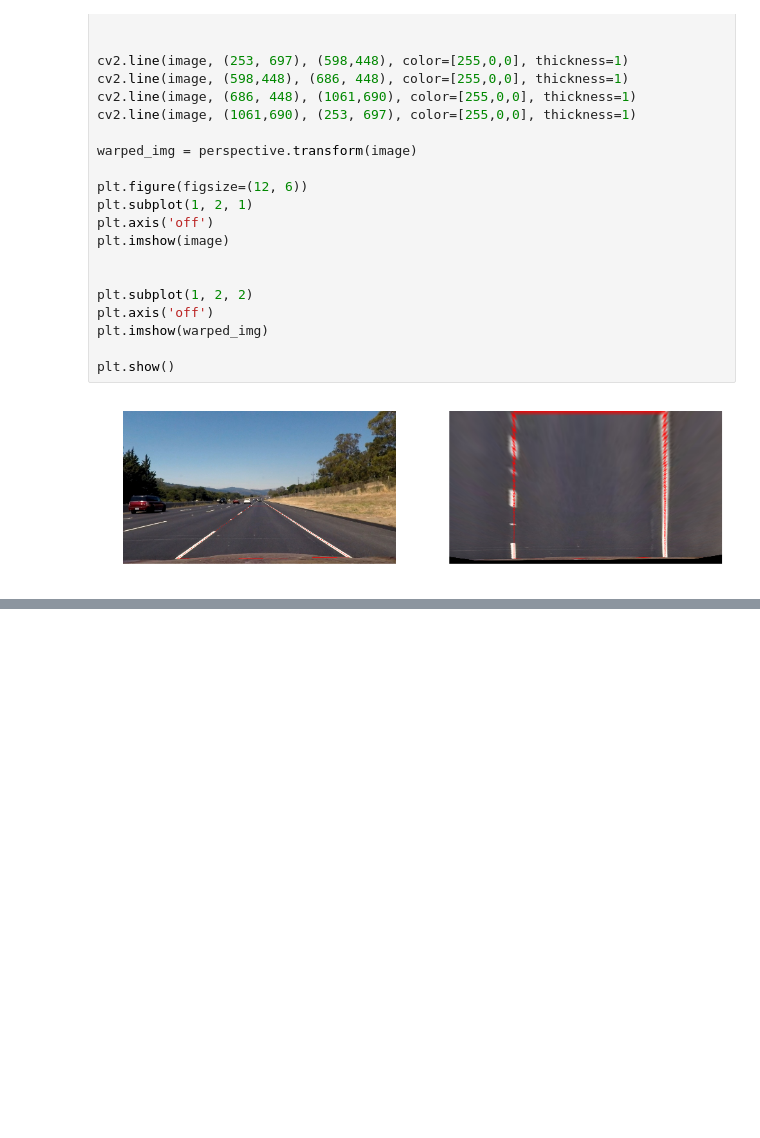
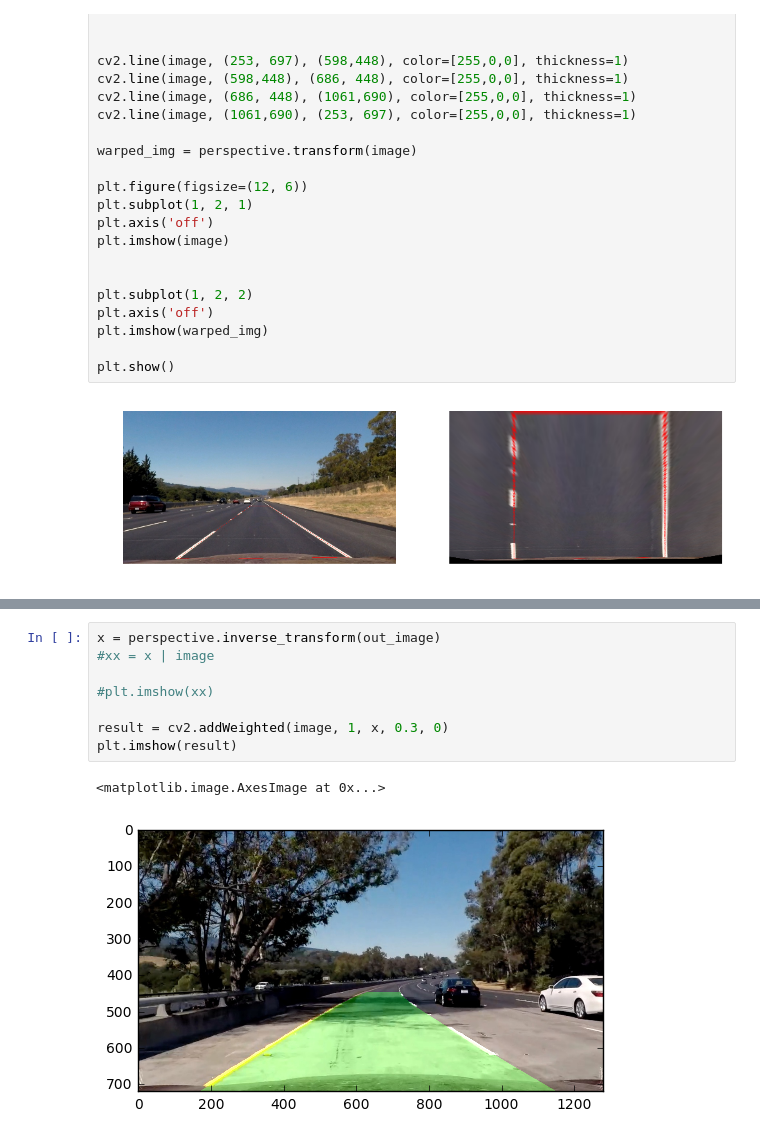
Before and after one commit to Allensmile/CarND-Advanced-Lane-Lines, a Jupyter notebook: src/Image_Analysis.ipynb, the cells around one changed output, grey strips where cells are left out. Cells and saved outputs as stored; diff of their text form; blank space fills up the shorter version.

```diff
--- a/src/Image_Analysis.ipynb
+++ b/src/Image_Analysis.ipynb
@@ -203,0 +342,11 @@ plt.show()
+# %%
+x = perspective.inverse_transform(out_image)
+#xx = x | image
+
+#plt.imshow(xx)
+
+result = cv2.addWeighted(image, 1, x, 0.3, 0)
+plt.imshow(result)
+# %% [output]
+<matplotlib.image.AxesImage at 0x...>
+[figure, added]
```
Also changed, not shown: parts of 4 cells of this notebook.
